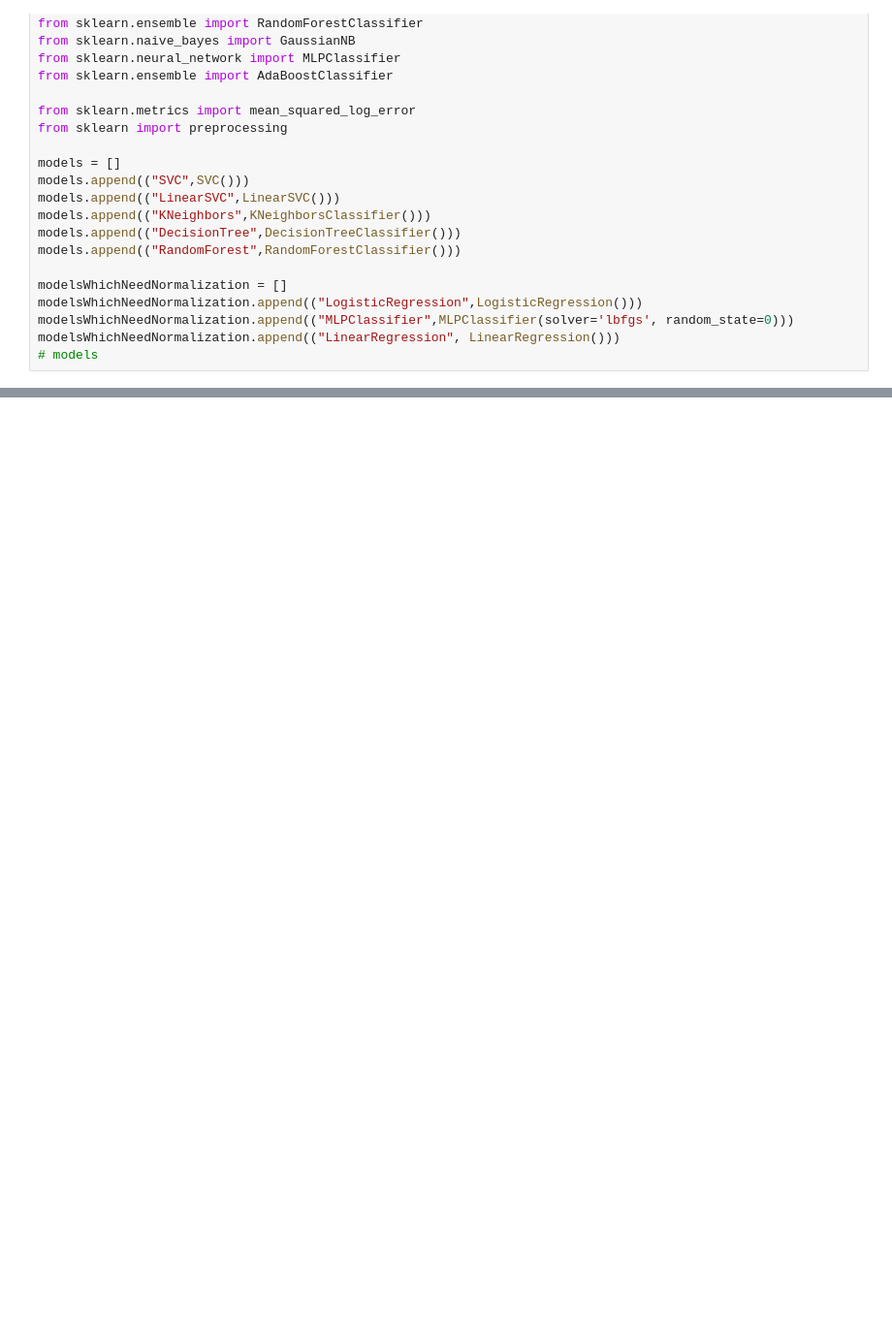
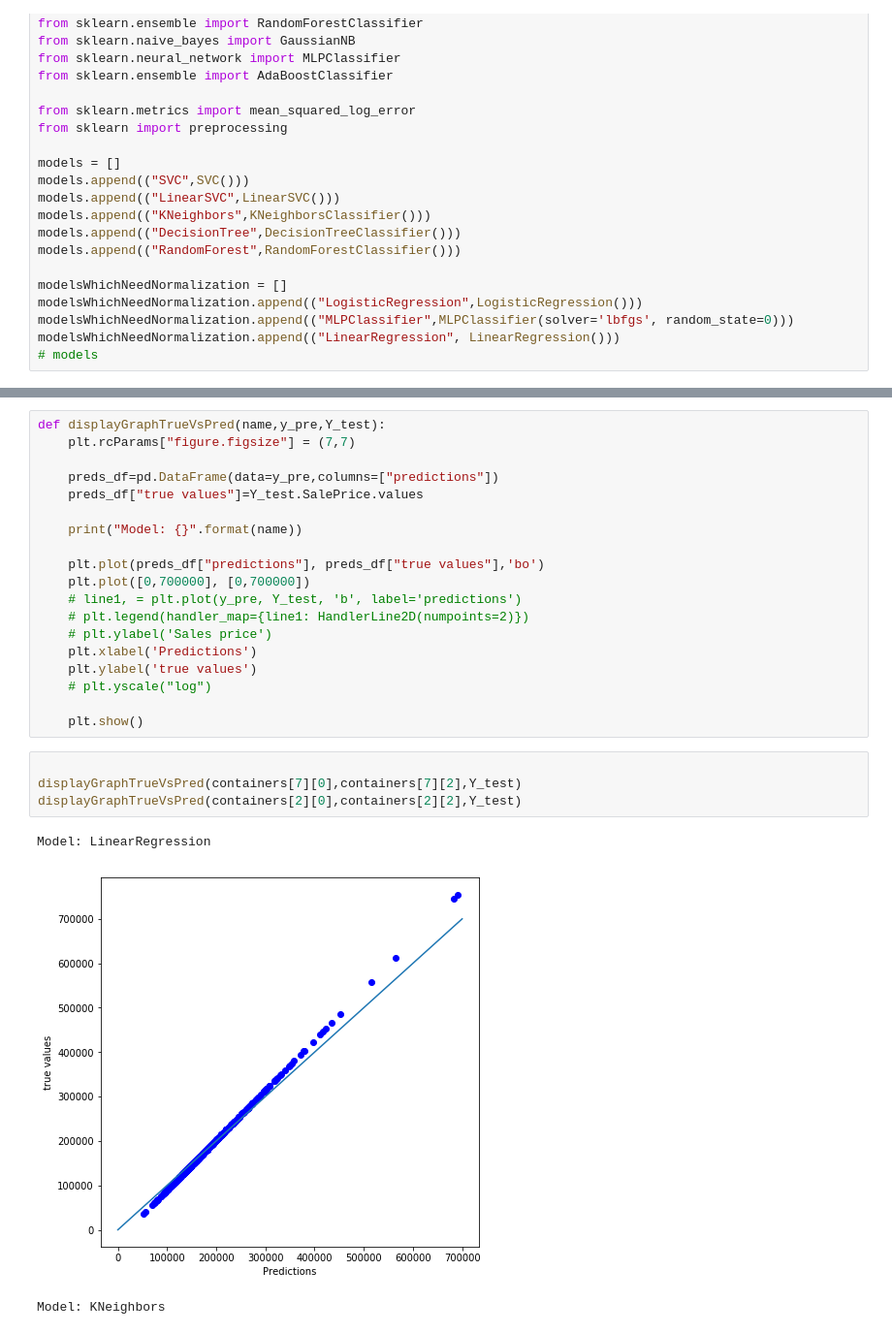
Before and after one commit to RedzCh/machine_learning_notes, a Jupyter notebook: machine_learning_notes.ipynb, the cells around one changed output, grey strips where cells are left out. Shown at 97% size. Cells and saved outputs as stored; diff of their text form; blank space fills up the shorter version.

```diff
--- a/machine_learning_notes.ipynb
+++ b/machine_learning_notes.ipynb
@@ -340,0 +440,27 @@ for name,model in models:
+# %%
+def displayGraphTrueVsPred(name,y_pre,Y_test):
+    plt.rcParams["figure.figsize"] = (7,7)
+
+    preds_df=pd.DataFrame(data=y_pre,columns=["predictions"])
+    preds_df["true values"]=Y_test.SalePrice.values
+
+    print("Model: {}".format(name))
+
+    plt.plot(preds_df["predictions"], preds_df["true values"],'bo')
+    plt.plot([0,700000], [0,700000])
+    # line1, = plt.plot(y_pre, Y_test, 'b', label='predictions')
+    # plt.legend(handler_map={line1: HandlerLine2D(numpoints=2)})
+    # plt.ylabel('Sales price')
+    plt.xlabel('Predictions')
+    plt.ylabel('true values')
+    # plt.yscale("log")
+
+    plt.show()
+# %%
+
+displayGraphTrueVsPred(containers[7][0],containers[7][2],Y_test)
+displayGraphTrueVsPred(containers[2][0],containers[2][2],Y_test)
+# %% [output]
+Model: LinearRegression
+[figure, added]
+Model: KNeighbors
```
Also changed, not shown: parts of 33 cells of this notebook.
